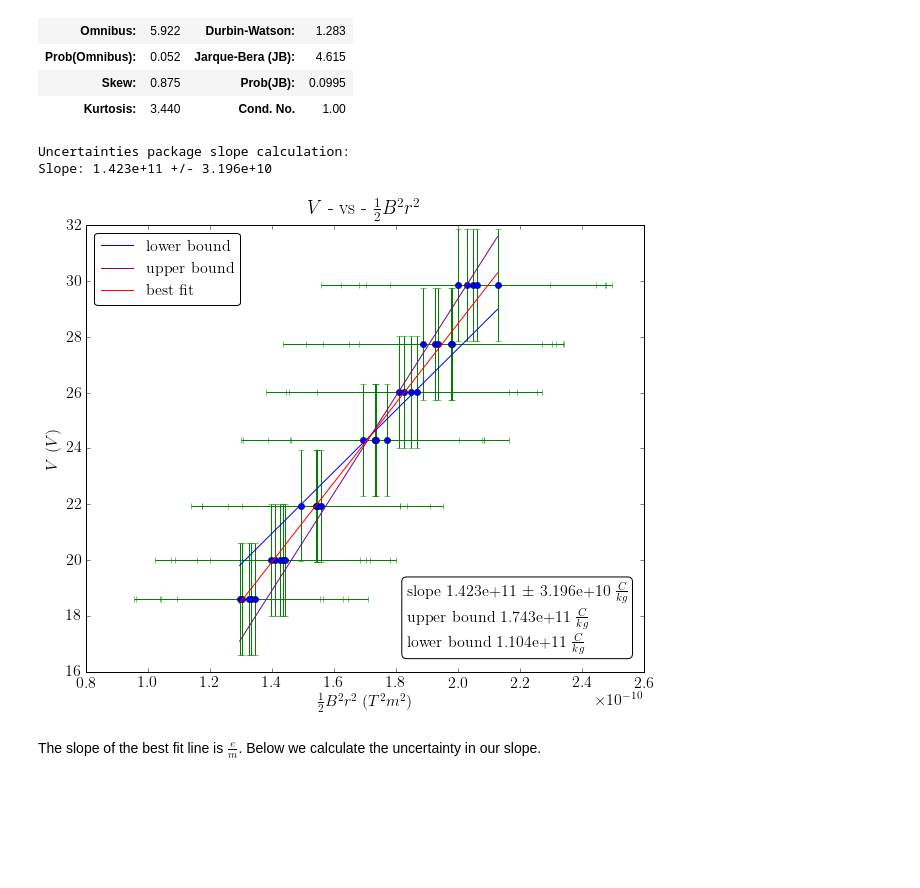
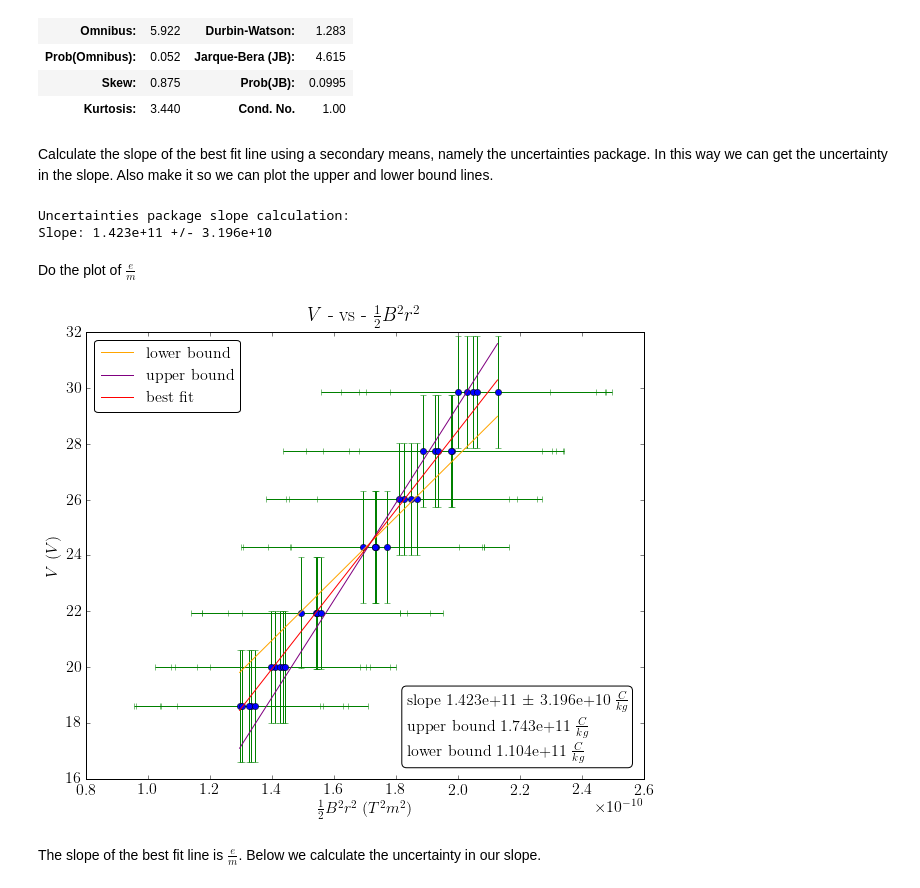
Before and after one commit to samuel-barton/ilab, a Jupyter notebook: e_over_m/src/data_analysis.ipynb, the cells around one changed output. Saved outputs shown, nothing was run; the diff lists cells and outputs as text; code cells hidden in the pictures; blank space fills up the shorter version.

```diff
--- a/e_over_m/src/data_analysis.ipynb
+++ b/e_over_m/src/data_analysis.ipynb
@@ -279,6 +279,8 @@ OLS Regression Results
 | Prob(Omnibus): | 0.052 | Jarque-Bera (JB): | 4.615 |
 | Skew: | 0.875 | Prob(JB): | 0.0995 |
 | Kurtosis: | 3.440 | Cond. No. | 1.00 |
+# %% [markdown]
+Calculate the slope of the best fit line using a secondary means, namely the uncertainties package. In this way we can get the uncertainty in the slope. Also make it so we can plot the upper and lower bound lines.
 # %%
 print("Uncertainties package slope calculation:")
 
@@ -304,26 +306,28 @@ y_max_vals = [linearFit(x_vals[0], max_slope, -const),
 # %% [output]
 Uncertainties package slope calculation:
 Slope: 1.423e+11 +/- 3.196e+10
+# %% [markdown]
+Do the plot of $\frac{e}{m}$
 # %%
 plt.errorbar(x_axis, V_experimental, xerr=x_axis_error, yerr=y_axis_error, linestyle='none', fmt='g')
 plt.plot(x_axis, V_experimental, 'bo')
-plt.plot(x_vals, y_min_vals, 'b', label='lower bound')
+plt.plot(x_vals, y_min_vals, 'orange', label='lower bound')
 plt.plot(x_vals, y_max_vals, 'purple', label='upper bound')
 plt.plot(x_prime, y_predicted, 'r', label='best fit')  # Add the regression line, colored in red
 plt.xlabel(r'$\frac{1}{2} B^2 r^2$  $(T^2 m^2)$', fontsize=16)
 plt.ylabel(r'$V$  $(V)$', fontsize=16)
 plt.title(r'$V$ - vs - $\frac{1}{2}B^2r^2$')
 plt.legend(bbox_to_anchor=(0.29,1))
 props = dict(boxstyle='round', facecolor='white')
-plt.text(1.835e-10, 16.75,
+plt.text(1.835e-10, 16.675,
          "slope {:.3e} $\pm$ {:.3e}  ".format(est.params[0], mean_e_over_m_uncert)+
          r'$\frac{C}{kg}$'+"\n"+
          "upper bound {:.3e}  ".format(max_slope)+r'$\frac{C}{kg}$'+"\n"
          "lower bound {:.3e}  ".format(min_slope)+r'$\frac{C}{kg}$',bbox=props)
 #plt.savefig('../images/e_over_m.png', bbox_inches=0, dpi=600)
 plt.show()
 # %% [output]
-[figure, old version]
+[figure, new version]
 # %% [markdown]
 The slope of the best fit line is $\frac{e}{m}$. Below we calculate the uncertainty in our slope.
 # %% [markdown]
```
Also changed, not shown: parts of 1 cell of this notebook.
